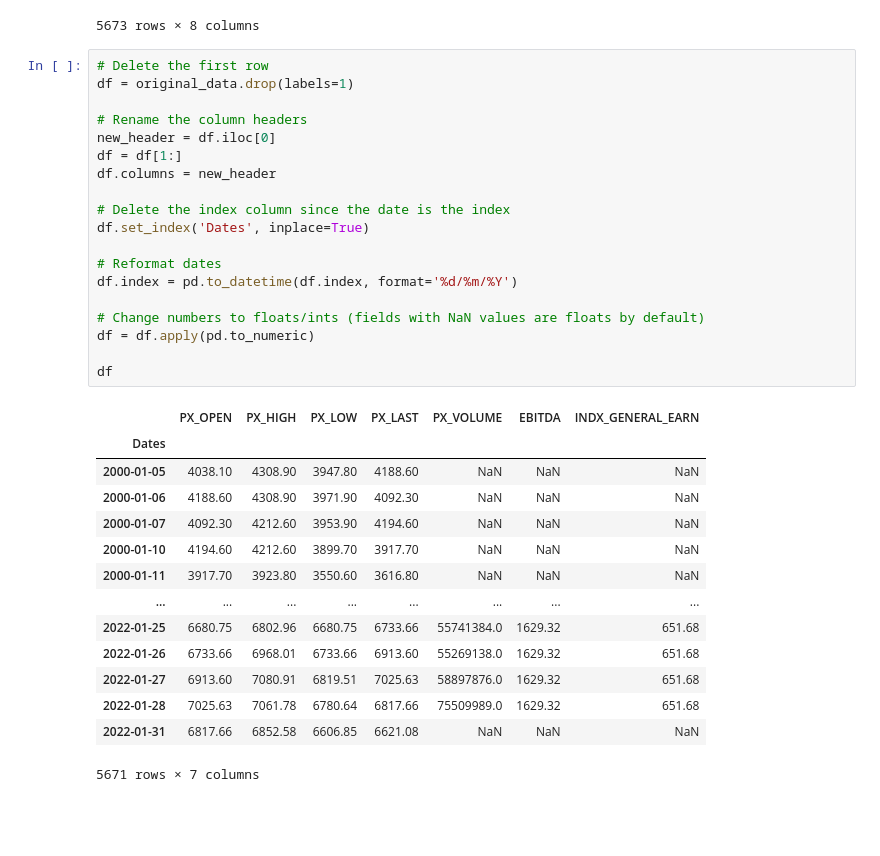
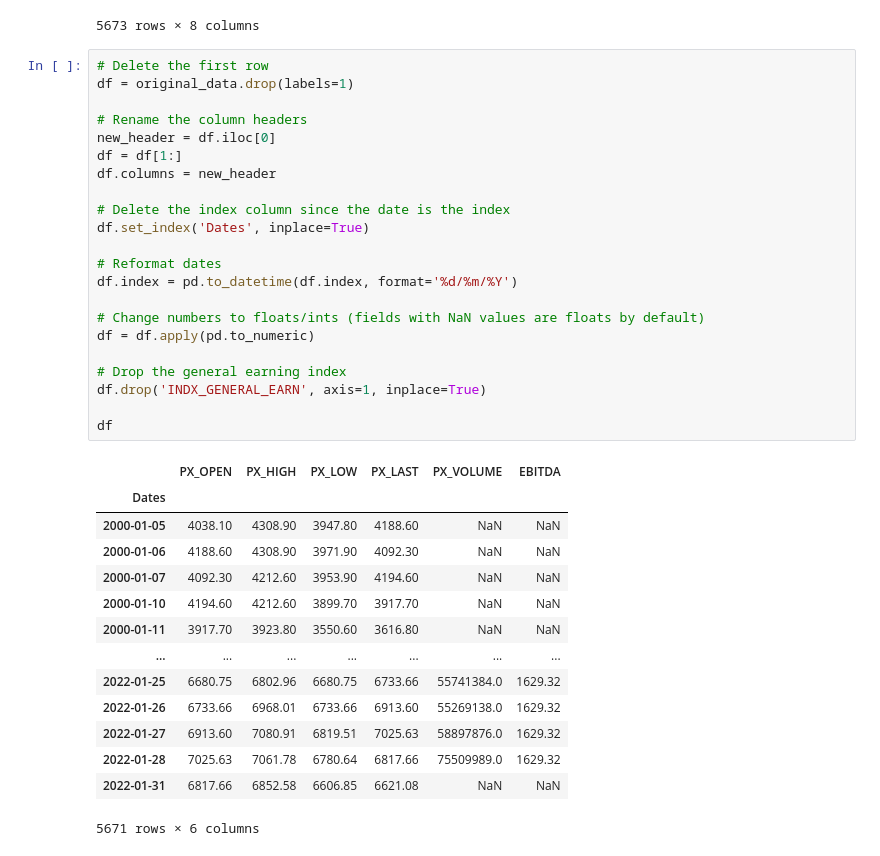
Before and after one commit to ADSMining/Mining, a Jupyter notebook: Notebooks/Financial_notebooks/F3METL.ipynb, the cells around one changed output. Saved outputs shown, nothing was run; the diff lists cells and outputs as text; blank space fills up the shorter version.

```diff
--- a/Notebooks/Financial_notebooks/F3METL.ipynb
+++ b/Notebooks/Financial_notebooks/F3METL.ipynb
@@ -60,34 +62,37 @@ original_data
 # %%
 # Delete the first row
 df = original_data.drop(labels=1)
 
 # Rename the column headers
 new_header = df.iloc[0]
 df = df[1:]
 df.columns = new_header
 
 # Delete the index column since the date is the index
 df.set_index('Dates', inplace=True)
 
 # Reformat dates
 df.index = pd.to_datetime(df.index, format='%d/%m/%Y')
 
 # Change numbers to floats/ints (fields with NaN values are floats by default)
 df = df.apply(pd.to_numeric)
 
+# Drop the general earning index
+df.drop('INDX_GENERAL_EARN', axis=1, inplace=True)
+
 df
 # %% [output]
-|  | PX_OPEN | PX_HIGH | PX_LOW | PX_LAST | PX_VOLUME | EBITDA | INDX_GENERAL_EARN |
-| Dates |  |  |  |  |  |  |  |
-| 2000-01-05 | 4038.10 | 4308.90 | 3947.80 | 4188.60 | NaN | NaN | NaN |
-| 2000-01-06 | 4188.60 | 4308.90 | 3971.90 | 4092.30 | NaN | NaN | NaN |
-| 2000-01-07 | 4092.30 | 4212.60 | 3953.90 | 4194.60 | NaN | NaN | NaN |
-| 2000-01-10 | 4194.60 | 4212.60 | 3899.70 | 3917.70 | NaN | NaN | NaN |
-| 2000-01-11 | 3917.70 | 3923.80 | 3550.60 | 3616.80 | NaN | NaN | NaN |
-| ... | ... | ... | ... | ... | ... | ... | ... |
-| 2022-01-25 | 6680.75 | 6802.96 | 6680.75 | 6733.66 | 55741384.0 | 1629.32 | 651.68 |
-| 2022-01-26 | 6733.66 | 6968.01 | 6733.66 | 6913.60 | 55269138.0 | 1629.32 | 651.68 |
-| 2022-01-27 | 6913.60 | 7080.91 | 6819.51 | 7025.63 | 58897876.0 | 1629.32 | 651.68 |
-| 2022-01-28 | 7025.63 | 7061.78 | 6780.64 | 6817.66 | 75509989.0 | 1629.32 | 651.68 |
-| 2022-01-31 | 6817.66 | 6852.58 | 6606.85 | 6621.08 | NaN | NaN | NaN |
+|  | PX_OPEN | PX_HIGH | PX_LOW | PX_LAST | PX_VOLUME | EBITDA |
+| Dates |  |  |  |  |  |  |
+| 2000-01-05 | 4038.10 | 4308.90 | 3947.80 | 4188.60 | NaN | NaN |
+| 2000-01-06 | 4188.60 | 4308.90 | 3971.90 | 4092.30 | NaN | NaN |
+| 2000-01-07 | 4092.30 | 4212.60 | 3953.90 | 4194.60 | NaN | NaN |
+| 2000-01-10 | 4194.60 | 4212.60 | 3899.70 | 3917.70 | NaN | NaN |
+| 2000-01-11 | 3917.70 | 3923.80 | 3550.60 | 3616.80 | NaN | NaN |
+| ... | ... | ... | ... | ... | ... | ... |
+| 2022-01-25 | 6680.75 | 6802.96 | 6680.75 | 6733.66 | 55741384.0 | 1629.32 |
+| 2022-01-26 | 6733.66 | 6968.01 | 6733.66 | 6913.60 | 55269138.0 | 1629.32 |
+| 2022-01-27 | 6913.60 | 7080.91 | 6819.51 | 7025.63 | 58897876.0 | 1629.32 |
+| 2022-01-28 | 7025.63 | 7061.78 | 6780.64 | 6817.66 | 75509989.0 | 1629.32 |
+| 2022-01-31 | 6817.66 | 6852.58 | 6606.85 | 6621.08 | NaN | NaN |
-5671 rows × 7 columns
+5671 rows × 6 columns
```
Also changed, not shown: parts of 2 cells of this notebook, 1 other file.
